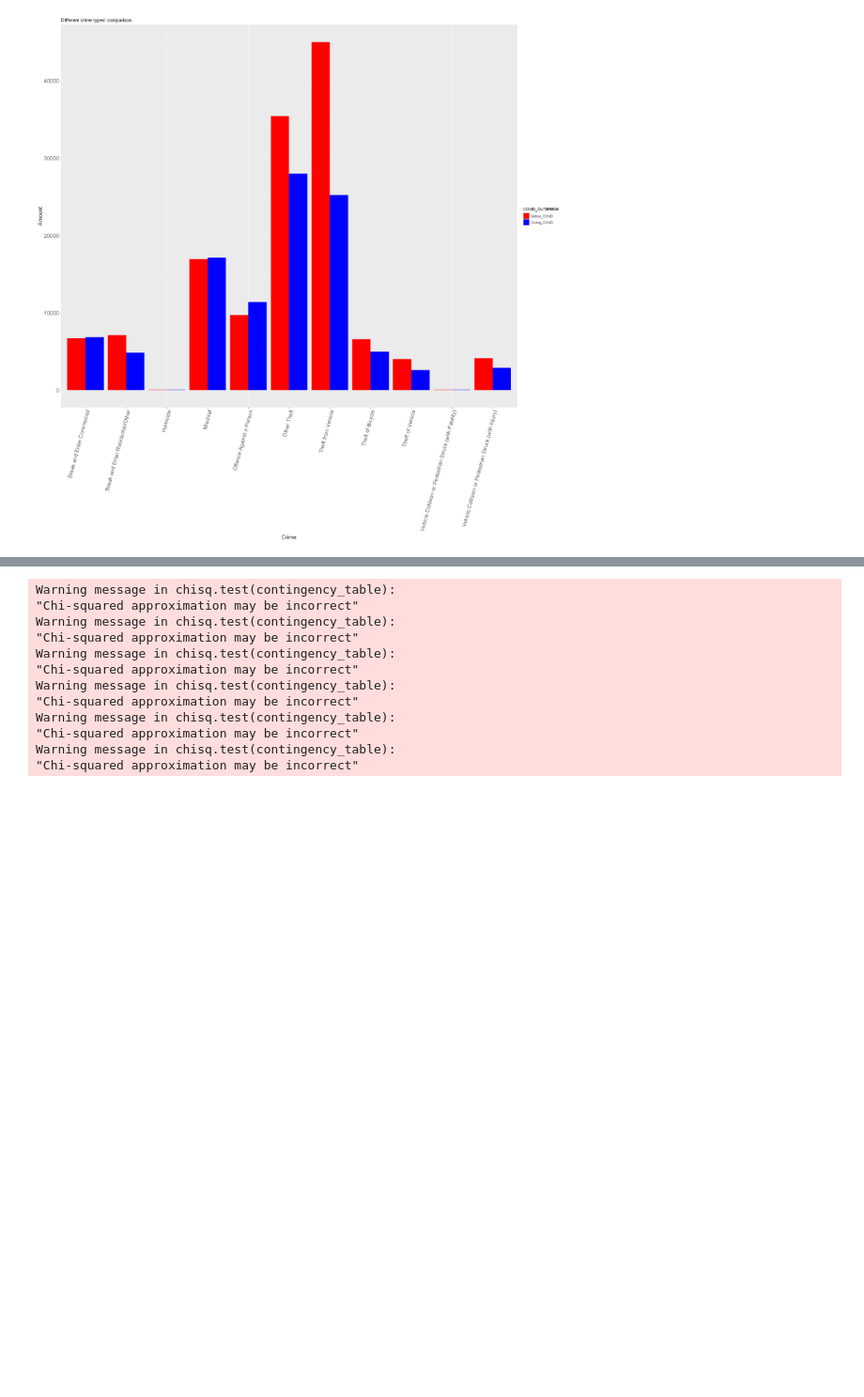
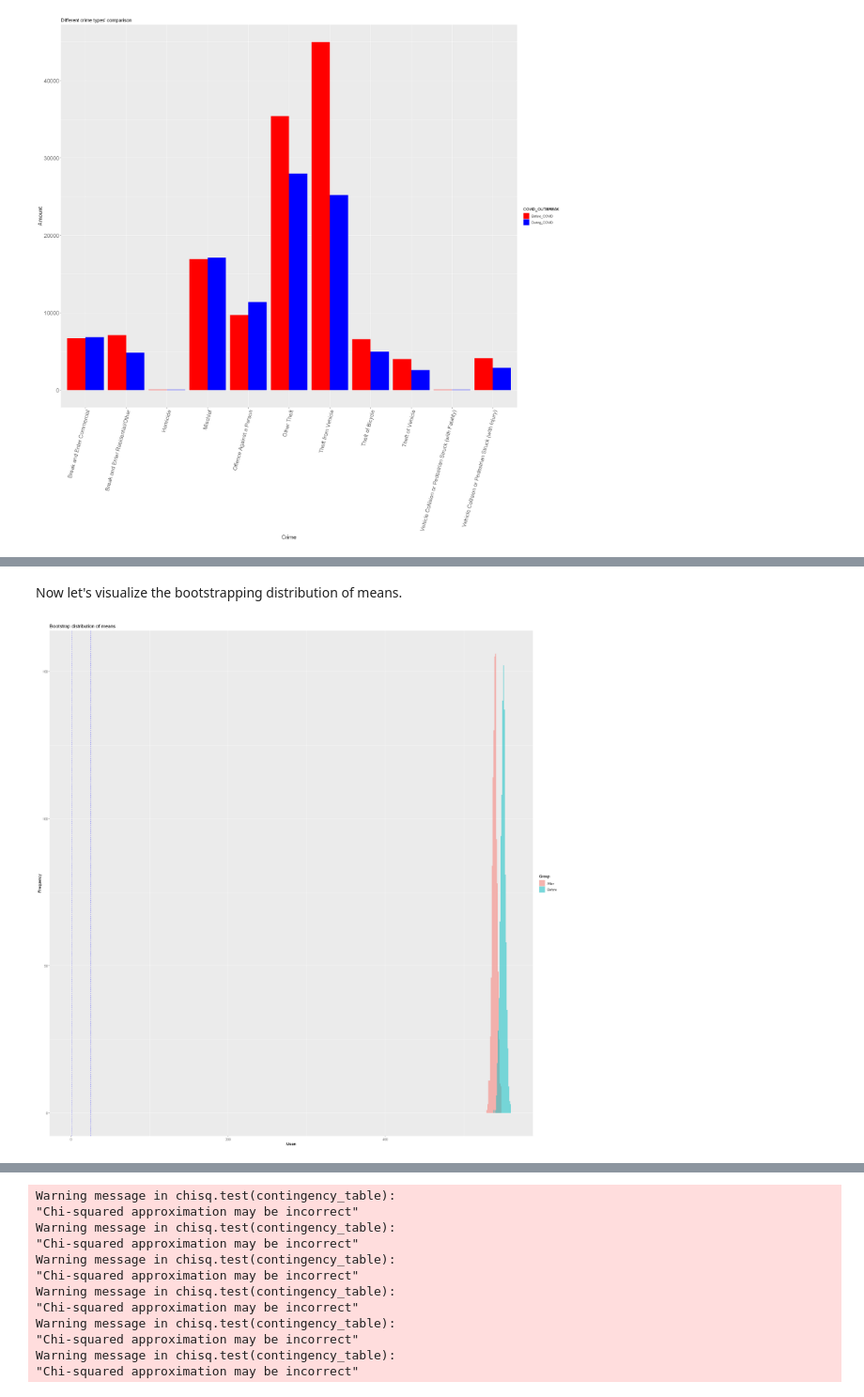
Before and after one commit to Rz02/stat201_2022w2_group_06_project, a Jupyter notebook: crime_rate_comparison.ipynb, the cells around one changed output, grey strips where cells are left out. Shown at 94% size. Saved outputs shown, nothing was run; the diff lists cells and outputs as text; code cells hidden in the pictures; blank space fills up the shorter version.

```diff
--- a/crime_rate_comparison.ipynb
+++ b/crime_rate_comparison.ipynb
@@ -244,0 +248,17 @@ ERROR: Error in t.test.default(crime_2020, crime_2019, alternative = "two.sided"
+# %%
+# Define a function to compute the mean of a sample
+mean_func <- function(data, index) {
+    mean(data[index])
+}
+
+# Perform bootstrap resampling
+before_boot <- boot(before_days, mean_func, R = 1000)
+after_boot <- boot(after_days, mean_func, R = 1000)
+
+# Compute the confidence intervals for the means
+before_ci <- boot.ci(before_boot, type = "perc")
+after_ci <- boot.ci(after_boot, type = "perc")
+
+# Print the confidence intervals
+print(before_ci)
+print(after_ci)
@@ -244,0 +286,21 @@ ERROR: Error in t.test.default(crime_2020, crime_2019, alternative = "two.sided"
+# %% [markdown]
+Now let's visualize the bootstrapping distribution of means.
+# %%
+# Create a data frame with the bootstrap means and labels
+before_df <- data.frame(value = before_boot$t, group = "Before")
+after_df <- data.frame(value = after_boot$t, group = "After")
+df <- rbind(before_df, after_df)
+
+# Create a histogram with confidence intervals
+ggplot(df, aes(x = value, fill = group)) +
+    geom_histogram(alpha = 0.5, position = "identity", bins = 500) +
+    geom_vline(xintercept = before_ci$percent[1], linetype = "dashed", color = "red") +
+    geom_vline(xintercept = before_ci$percent[2], linetype = "dashed", color = "red") +
+    geom_vline(xintercept = after_ci$percent[1], linetype = "dashed", color = "blue") +
+    geom_vline(xintercept = after_ci$percent[2], linetype = "dashed", color = "blue") +
+    labs(title = "Bootstrap distribution of means",
+         x = "Mean",
+         y = "Frequency",
+         fill = "Group")
+# %% [output]
+[figure, added]
```
Also changed, not shown: parts of 20 cells of this notebook.
